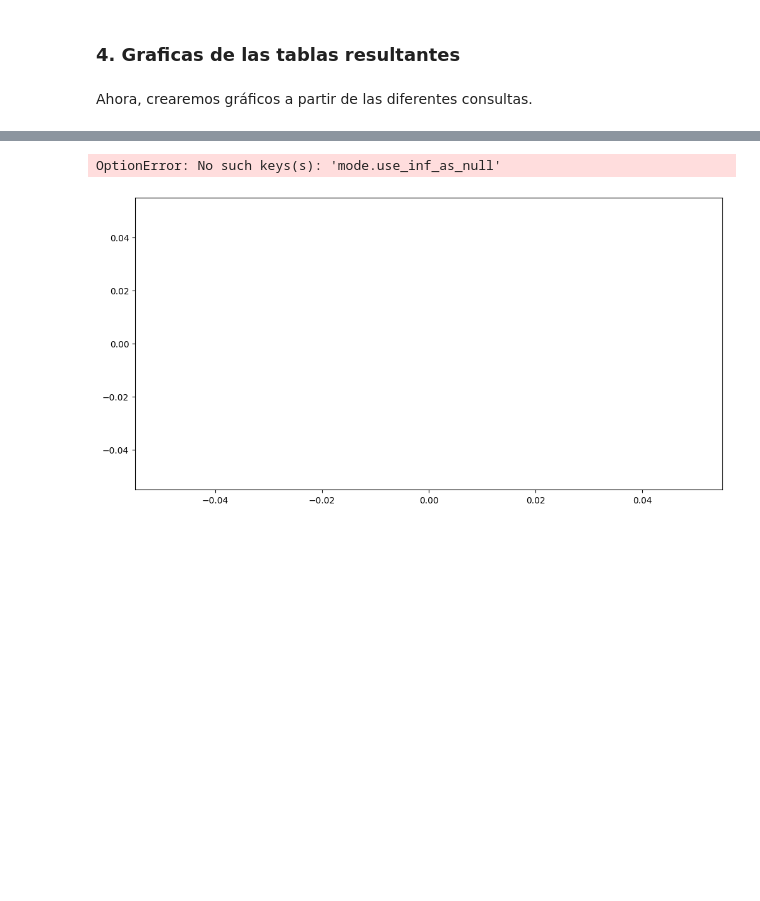
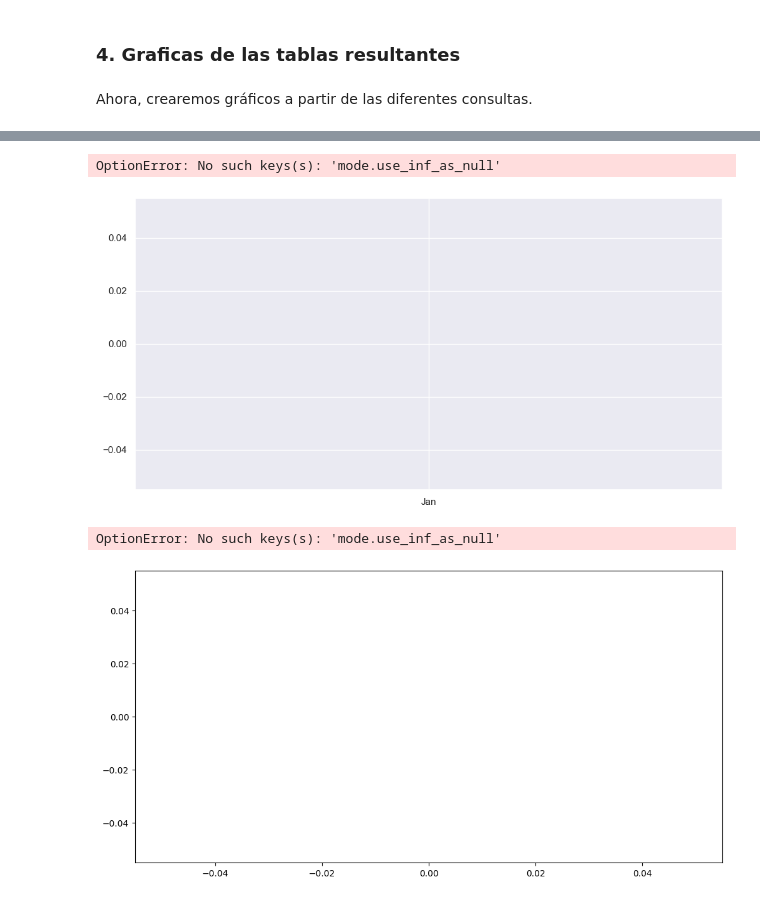
Before and after one commit to Daniello2301/PROYECTO_INTEGRADO_IV, a Jupyter notebook: Project.ipynb, the cells around one changed output, grey strips where cells are left out. Saved outputs shown, nothing was run; the diff lists cells and outputs as text; code cells hidden in the pictures; blank space fills up the shorter version.

```diff
--- a/Project.ipynb
+++ b/Project.ipynb
@@ -202,3 +281,30 @@ Ahora, crearemos gráficos a partir de las diferentes consultas.
+# %%
+  # Configurar el estilo de Seaborn
+sns.set_theme(style="darkgrid")
+
+# Crear la figura y los ejes
+fig, ax1 = plt.subplots(figsize=(12, 6))
+
+# Línea de ingresos por mes
+sns.lineplot(x=df["month"], y=df[f"Year{year}"], label="Revenue", color="b")
+
+# Segundo eje para las barras
+ax2 = ax1.twinx()
+sns.barplot(x=df["month"], y=df[f"Year{year}"], alpha=0.4, ax=ax2, color="gray")
+
+# Configurar títulos y etiquetas
+ax1.set_title(f"Revenue by Month in {year}", fontsize=14)
+ax1.set_xlabel("Month", fontsize=12)
+ax1.set_ylabel("Revenue (Line Plot)", fontsize=12, color="b")
+ax2.set_ylabel("Revenue (Bar Plot)", fontsize=12, color="gray")
+
+# Rotar etiquetas del eje X
+ax1.set_xticklabels(df["month"], rotation=45)
+
+plt.show()
+# %% [output]
+OptionError: No such keys(s): 'mode.use_inf_as_null'
+[figure, added]
 # %%
 plot_revenue_by_month_year(revenue_by_month_year, 2017)
 # %% [output]
```
Also changed, not shown: parts of 12 cells of this notebook, 7 other files.
